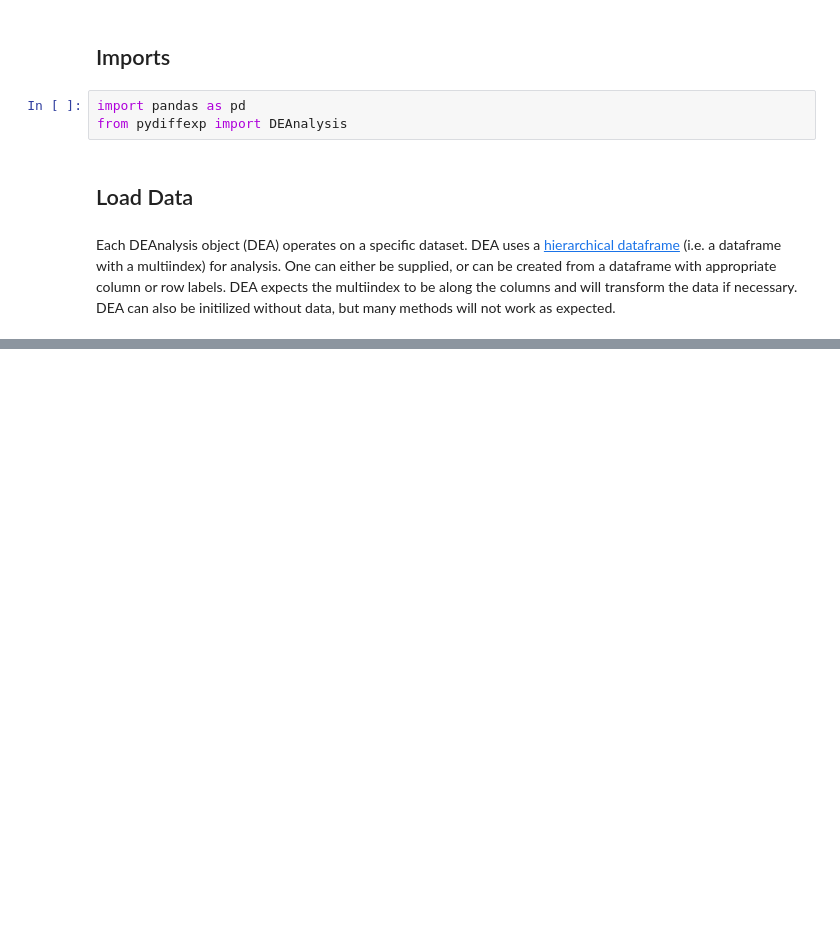
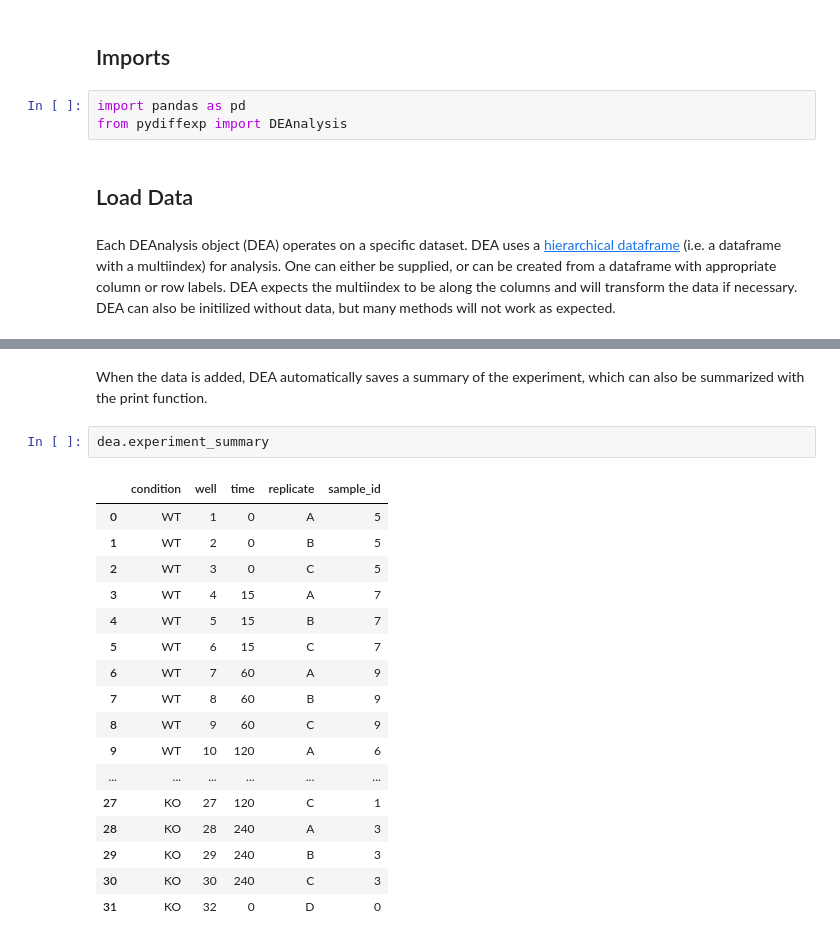
Before and after one commit to justinfinkle/diffexpy, a Jupyter notebook: ipynb/example_diffexp.ipynb, the cells around one changed output, grey strips where cells are left out. Drawn from its saved outputs; the diff is of its cells as text; blank space fills up the shorter version.

```diff
--- a/ipynb/example_diffexp.ipynb
+++ b/ipynb/example_diffexp.ipynb
@@ -24,0 +63,22 @@ print(dea.data.head())
+# %% [markdown]
+When the data is added, DEA automatically saves a summary of the experiment, which can also be summarized with the print function.
+# %%
+dea.experiment_summary
+# %% [output]
+|  | condition | well | time | replicate | sample_id |
+| 0 | WT | 1 | 0 | A | 5 |
+| 1 | WT | 2 | 0 | B | 5 |
+| 2 | WT | 3 | 0 | C | 5 |
+| 3 | WT | 4 | 15 | A | 7 |
+| 4 | WT | 5 | 15 | B | 7 |
+| 5 | WT | 6 | 15 | C | 7 |
+| 6 | WT | 7 | 60 | A | 9 |
+| 7 | WT | 8 | 60 | B | 9 |
+| 8 | WT | 9 | 60 | C | 9 |
+| 9 | WT | 10 | 120 | A | 6 |
+| ... | ... | ... | ... | ... | ... |
+| 27 | KO | 27 | 120 | C | 1 |
+| 28 | KO | 28 | 240 | A | 3 |
+| 29 | KO | 29 | 240 | B | 3 |
+| 30 | KO | 30 | 240 | C | 3 |
+| 31 | KO | 32 | 0 | D | 0 |
```
Also changed, not shown: parts of 14 cells of this notebook.
